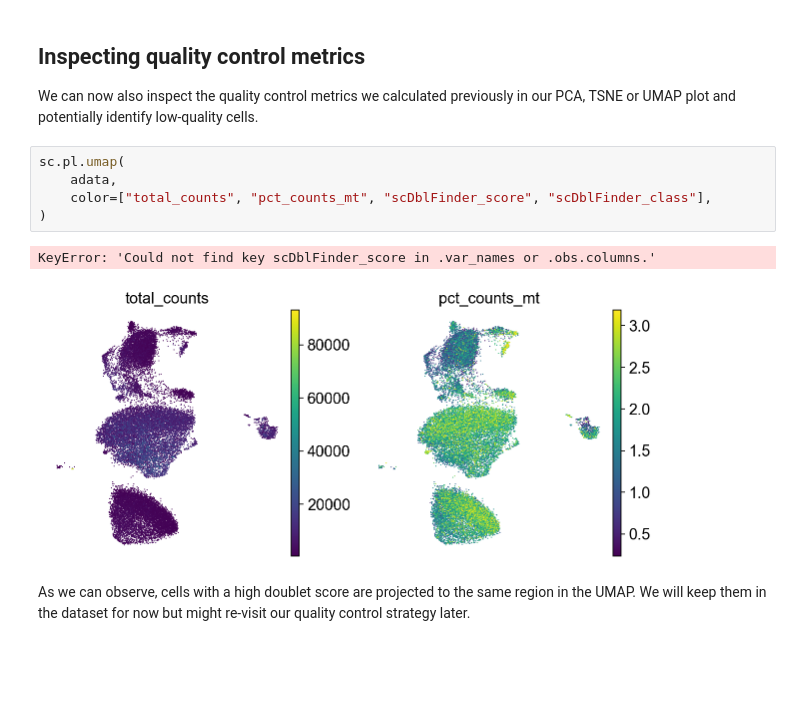
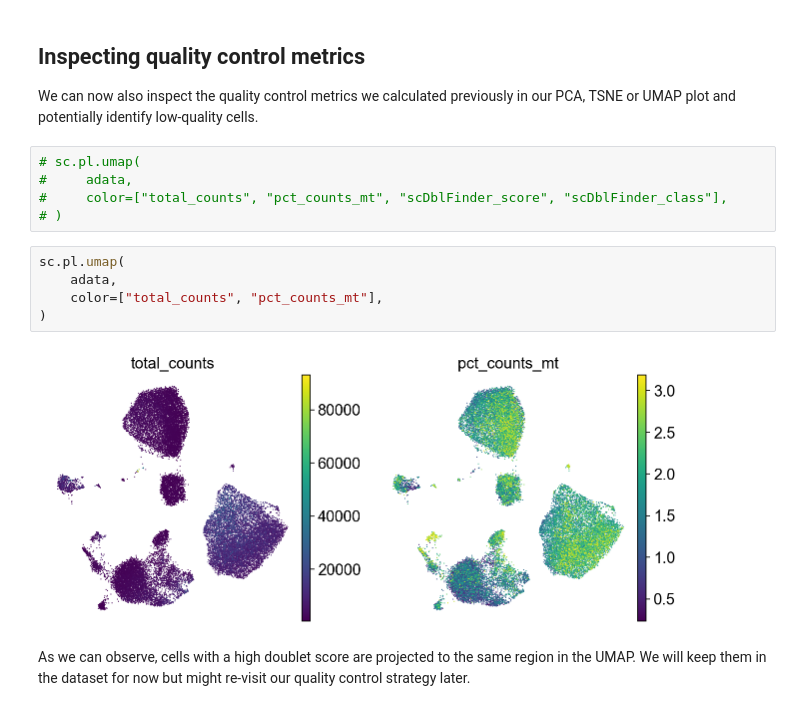
Before and after one commit to In-tron/single-cell-best-practices, a Jupyter notebook: jupyter-book/preprocessing_visualization/dimensionality_reduction.ipynb, the cells around one changed output. Drawn from its saved outputs; the diff is of its cells as text; blank space fills up the shorter version.

```diff
--- a/jupyter-book/preprocessing_visualization/dimensionality_reduction.ipynb
+++ b/jupyter-book/preprocessing_visualization/dimensionality_reduction.ipynb
@@ -97,13 +96,17 @@ sc.pl.umap(adata, color="total_counts")
 
 We can now also inspect the quality control metrics we calculated previously in our PCA, TSNE or UMAP plot and potentially identify low-quality cells.
 # %%
-sc.pl.umap(
-    adata,
-    color=["total_counts", "pct_counts_mt", "scDblFinder_score", "scDblFinder_class"],
-)
+# sc.pl.umap(
+#     adata,
+#     color=["total_counts", "pct_counts_mt", "scDblFinder_score", "scDblFinder_class"],
+# )
-# %% [output]
-KeyError: 'Could not find key scDblFinder_score in .var_names or .obs.columns.'
-[figure, removed]
+# %%
+sc.pl.umap(
+    adata,
+    color=["total_counts", "pct_counts_mt"],
+)
+# %% [output]
+[figure, added]
 # %% [markdown]
 As we can observe, cells with a high doublet score are projected to the same region in the UMAP. We will keep them in the dataset for now but might re-visit our quality control strategy later.
 # %%
```
Also changed, not shown: parts of 6 cells of this notebook, 5 other files.
